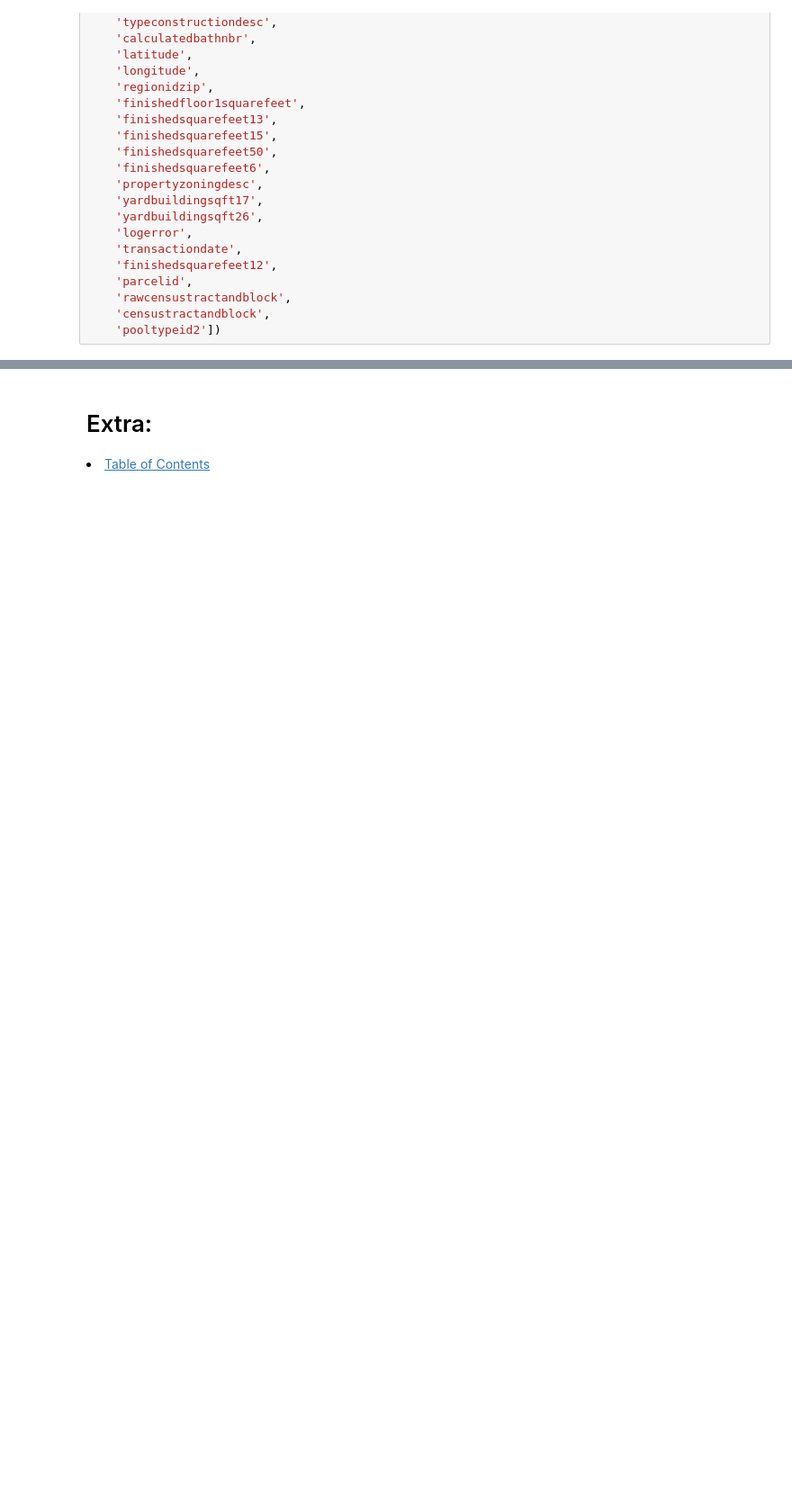
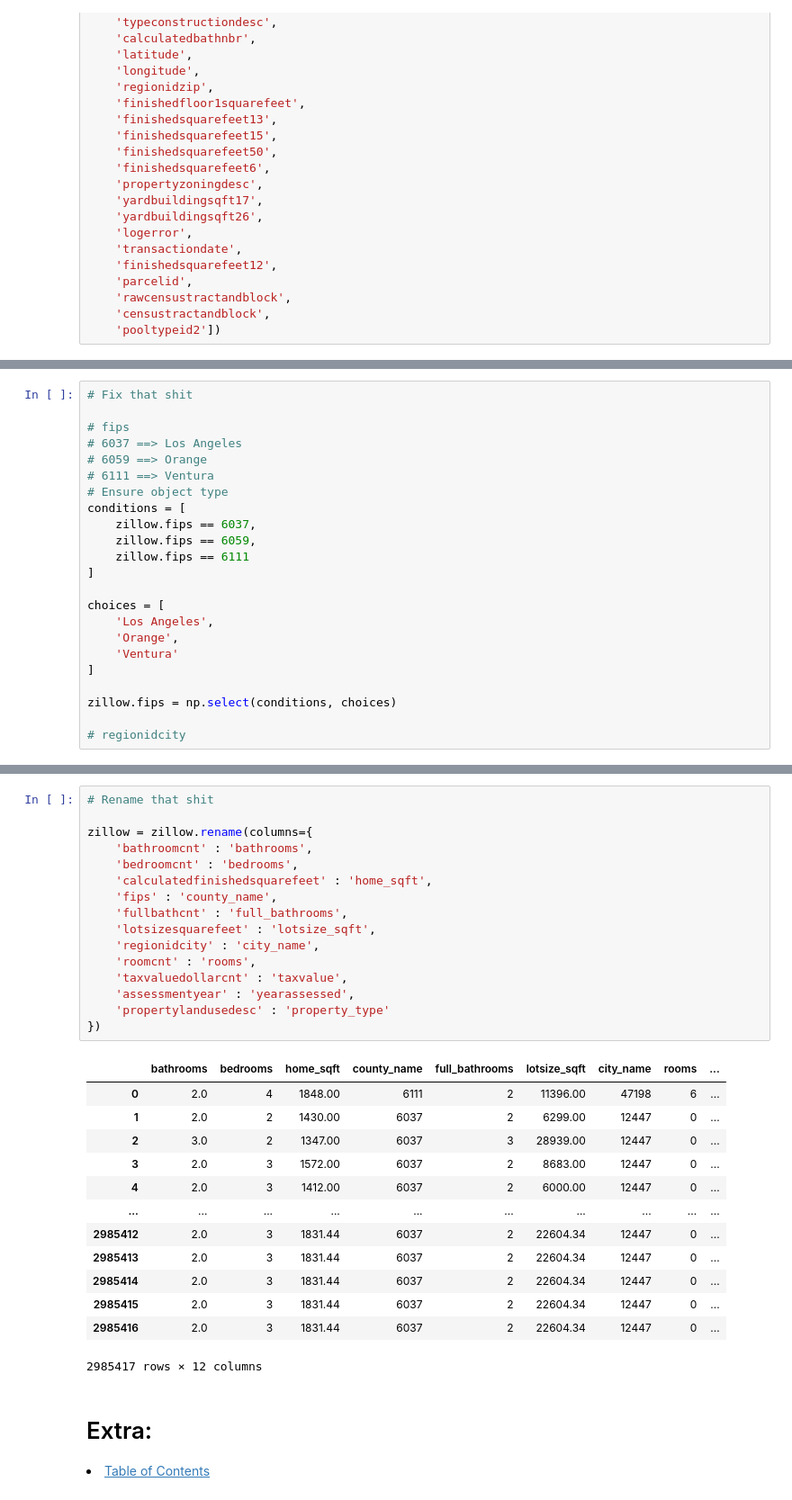
Before and after one commit to Jared-Wood135/zillow_project, a Jupyter notebook: wrangle.ipynb, the cells around one changed output, grey strips where cells are left out. Shown at 90% size. Cells and saved outputs as stored; diff of their text form; blank space fills up the shorter version.

```diff
--- a/wrangle.ipynb
+++ b/wrangle.ipynb
@@ -320 +368,24 @@ zillow.assessmentyear = zillow.assessmentyear.fillna(2016).astype(int)
 zillow.propertylandusedesc = zillow.propertylandusedesc.fillna('Single Family Residential')
+# %%
+# Fix that shit
+
+# fips
+# 6037 ==> Los Angeles
+# 6059 ==> Orange
+# 6111 ==> Ventura
+# Ensure object type
+conditions = [
+    zillow.fips == 6037,
+    zillow.fips == 6059,
+    zillow.fips == 6111
+]
+
+choices = [
+    'Los Angeles',
+    'Orange',
+    'Ventura'
+]
+
+zillow.fips = np.select(conditions, choices)
+
+# regionidcity
@@ -321,3 +412,33 @@ zillow.propertylandusedesc = zillow.propertylandusedesc.fillna('Single Family Re
+# %%
+# Rename that shit
+
+zillow = zillow.rename(columns={
+    'bathroomcnt' : 'bathrooms',
+    'bedroomcnt' : 'bedrooms',
+    'calculatedfinishedsquarefeet' : 'home_sqft',
+    'fips' : 'county_name',
+    'fullbathcnt' : 'full_bathrooms',
+    'lotsizesquarefeet' : 'lotsize_sqft',
+    'regionidcity' : 'city_name',
+    'roomcnt' : 'rooms',
+    'taxvaluedollarcnt' : 'taxvalue',
+    'assessmentyear' : 'yearassessed',
+    'propertylandusedesc' : 'property_type'
+})
+# %% [output]
+|  | bathrooms | bedrooms | home_sqft | county_name | full_bathrooms | lotsize_sqft | city_name | rooms | ... |
+| 0 | 2.0 | 4 | 1848.00 | 6111 | 2 | 11396.00 | 47198 | 6 | ... |
+| 1 | 2.0 | 2 | 1430.00 | 6037 | 2 | 6299.00 | 12447 | 0 | ... |
+| 2 | 3.0 | 2 | 1347.00 | 6037 | 3 | 28939.00 | 12447 | 0 | ... |
+| 3 | 2.0 | 3 | 1572.00 | 6037 | 2 | 8683.00 | 12447 | 0 | ... |
+| 4 | 2.0 | 3 | 1412.00 | 6037 | 2 | 6000.00 | 12447 | 0 | ... |
+| ... | ... | ... | ... | ... | ... | ... | ... | ... | ... |
+| 2985412 | 2.0 | 3 | 1831.44 | 6037 | 2 | 22604.34 | 12447 | 0 | ... |
+| 2985413 | 2.0 | 3 | 1831.44 | 6037 | 2 | 22604.34 | 12447 | 0 | ... |
+| 2985414 | 2.0 | 3 | 1831.44 | 6037 | 2 | 22604.34 | 12447 | 0 | ... |
+| 2985415 | 2.0 | 3 | 1831.44 | 6037 | 2 | 22604.34 | 12447 | 0 | ... |
+| 2985416 | 2.0 | 3 | 1831.44 | 6037 | 2 | 22604.34 | 12447 | 0 | ... |
+2985417 rows × 12 columns
 # %% [markdown]
 <a id="extra"></a>
 # Extra:
```
Also changed, not shown: parts of 19 cells of this notebook.
